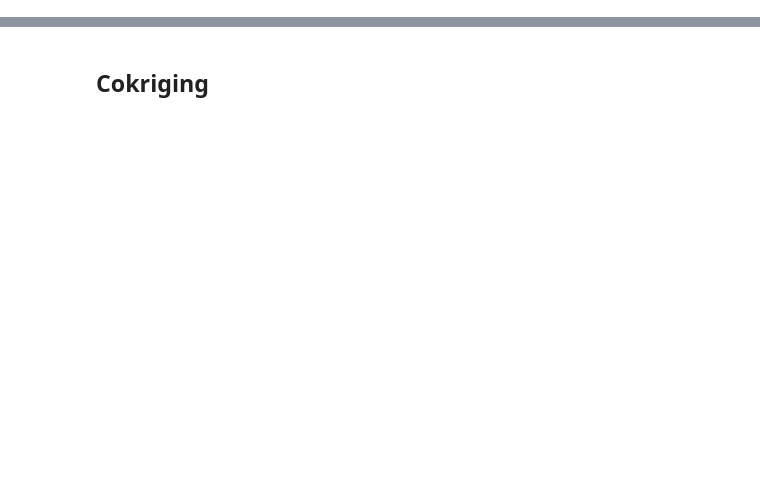
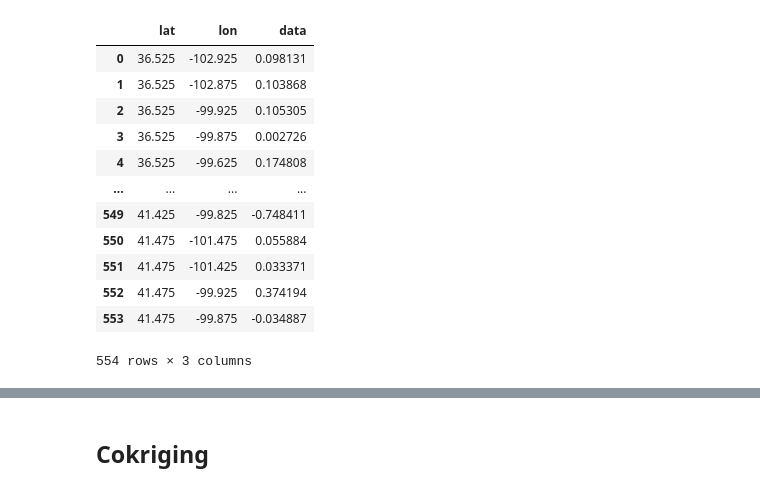
Before and after one commit to joshhjacobson/coSIF, a Jupyter notebook: 04_validation/202102/validation_b2.ipynb, the cells around one changed output, grey strips where cells are left out. Cells and saved outputs as stored; diff of their text form; code cells hidden in the pictures; blank space fills up the shorter version.

```diff
--- a/04_validation/202102/validation_b2.ipynb
+++ b/04_validation/202102/validation_b2.ipynb
@@ -62,18 +82,32 @@ plot.plot_da(ds_test["sif"])
 # %%
 df_test = (
     ds_test.to_dataframe()
     .dropna(subset="sif")
     .reset_index()[["lat", "lon", "sif", "sif_var"] + basis_vars]
-    .rename(columns={"sif": "data", "sif_var": "measurement_error"})
+    .rename(columns={"sif": "data", "sif_var": "me_variance"})
 )
-df_measurement_error = df_test.loc[:, ["lat", "lon", "measurement_error"]]
-df_test = df_test.drop(columns="measurement_error")
+df_me_variance = df_test.loc[:, ["lat", "lon", "me_variance"]]
+df_test = df_test.drop(columns="me_variance")
 ds_covariates = (
     df_test.set_index(["lat", "lon"]).to_xarray().drop_vars(["data", "B1", "B10", "B20"])
 )
 df_test = df_test.loc[:, ["lat", "lon", "data"]]
 pcoords = df_test.loc[:, ["lat", "lon"]]
 df_test.to_csv(f"../../data/intermediate/validation/{year_month_str}/df_test_{BLOCK_NAME}.csv")
 df_test
+# %% [output]
+|  | lat | lon | data |
+| 0 | 36.525 | -102.925 | 0.098131 |
+| 1 | 36.525 | -102.875 | 0.103868 |
+| 2 | 36.525 | -99.925 | 0.105305 |
+| 3 | 36.525 | -99.875 | 0.002726 |
+| 4 | 36.525 | -99.625 | 0.174808 |
+| ... | ... | ... | ... |
+| 549 | 41.425 | -99.825 | -0.748411 |
+| 550 | 41.475 | -101.475 | 0.055884 |
+| 551 | 41.475 | -101.425 | 0.033371 |
+| 552 | 41.475 | -99.925 | 0.374194 |
+| 553 | 41.475 | -99.875 | -0.034887 |
+554 rows × 3 columns
 # %%
 ds_covariates
```
Also changed, not shown: parts of 11 cells of this notebook, 12 other files.
